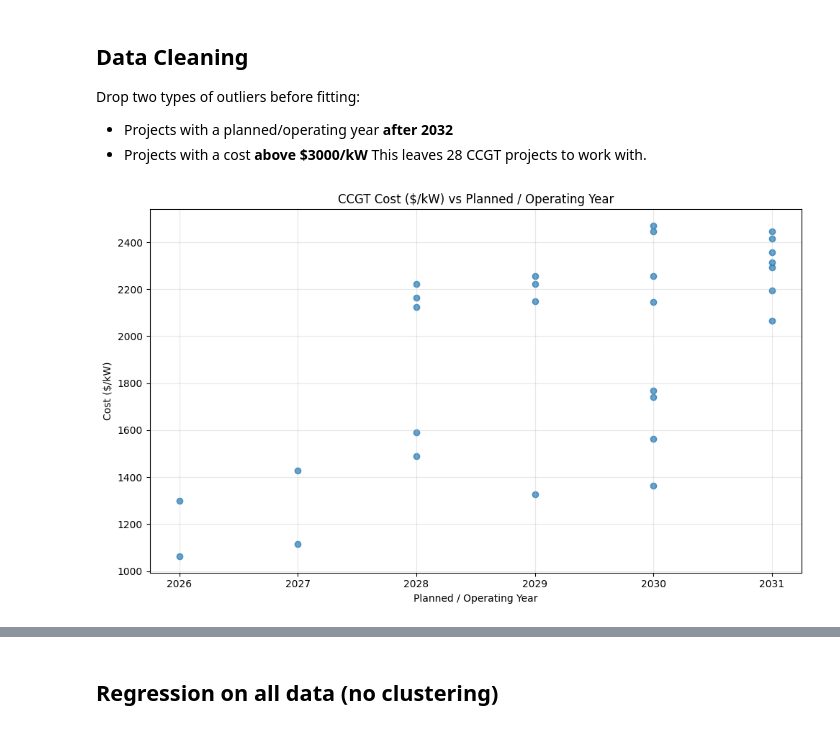
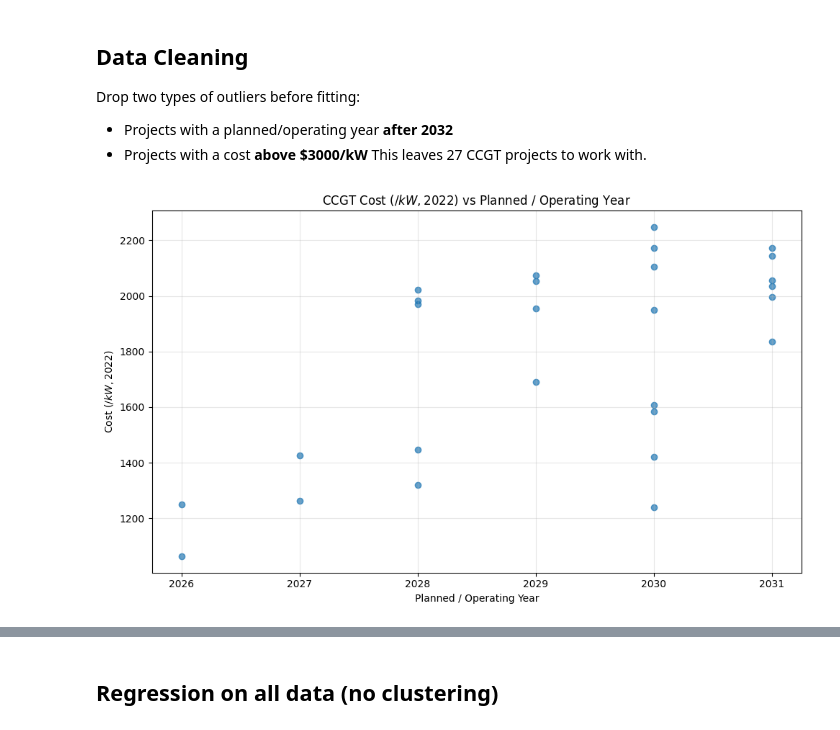
Before and after one commit to RMI/ReEDS-CEPM, a Jupyter notebook: CEPM/preprocessing/gas_capex_forecast/CCGT_gas_capex.ipynb, the cells around one changed output, grey strips where cells are left out. Saved outputs shown, nothing was run; the diff lists cells and outputs as text; code cells hidden in the pictures.

```diff
--- a/CEPM/preprocessing/gas_capex_forecast/CCGT_gas_capex.ipynb
+++ b/CEPM/preprocessing/gas_capex_forecast/CCGT_gas_capex.ipynb
@@ -8,8 +8,6 @@ import numpy as np
 import pandas as pd
 import matplotlib.pyplot as plt
 from scipy.stats import linregress
-from sklearn.preprocessing import StandardScaler
-from sklearn.cluster import KMeans
 
 REPO_ROOT = Path.cwd().resolve()
 while not (REPO_ROOT / "runreeds.py").exists() and REPO_ROOT != REPO_ROOT.parent:
@@ -17,7 +15,7 @@ while not (REPO_ROOT / "runreeds.py").exists() and REPO_ROOT != REPO_ROOT.parent
 
 FORECAST_DIR = REPO_ROOT / "CEPM/preprocessing/gas_capex_forecast"
 
-df = pd.read_csv(FORECAST_DIR / "Halcyon_July_CCGT.csv")
+df = pd.read_csv(FORECAST_DIR / "Halcyon_August_CCGT.csv")
 df.head()
 # %% [output]
 |  | Plant / Unit Name | State | BA Code | Announcement Date | Planned / Operating Year | Technology Type | ... |
@@ -32,28 +30,27 @@ df.head()
 Drop two types of outliers before fitting:
 - Projects with a planned/operating year **after 2032**
 - Projects with a cost **above $3000/kW**
-This leaves 28 CCGT projects to work with.
+This leaves 27 CCGT projects to work with.
 # %%
-df["Cost ($/kW)"] = df["Cost ($/kW)"].astype(str).str.replace(",", "").astype(float)
+# Use the dollar-year-normalized cost (see data_cleaning_gas.ipynb) instead of the raw, mixed-dollar-year cost
+df["Cost ($/kW)"] = pd.to_numeric(df["Cost ($/kW, 2022$)"], errors="coerce")
 df["Planned / Operating Year"] = pd.to_numeric(df["Planned / Operating Year"], errors="coerce")
 
 # Clean data: drop rows with year after 2032 or cost above 3000 $/kW (outliers)
 df = df[(df["Planned / Operating Year"] <= 2032) & (df["Cost ($/kW)"] <= 3000)]
 df.shape
 
 # Scatter plot: cost vs year
 fig, ax = plt.subplots(figsize=(10, 6))
 ax.scatter(df["Planned / Operating Year"], df["Cost ($/kW)"], alpha=0.7)
 ax.set_xlabel("Planned / Operating Year")
-ax.set_ylabel("Cost ($/kW)")
-ax.set_title("CCGT Cost ($/kW) vs Planned / Operating Year")
+ax.set_ylabel("Cost ($/kW, 2022$)")
+ax.set_title("CCGT Cost ($/kW, 2022$) vs Planned / Operating Year")
 ax.grid(True, alpha=0.3)
 plt.tight_layout()
 plt.show()
 
-X_scaled = StandardScaler().fit_transform(df[["Planned / Operating Year", "Cost ($/kW)"]].values)
 years = np.arange(2026, 2033)
-colors = {0: "steelblue", 1: "tomato"}
 # %% [output]
-[figure, old version]
+[figure, new version]
 # %% [markdown]
```
Also changed, not shown: parts of 17 cells of this notebook, 18 other files.
